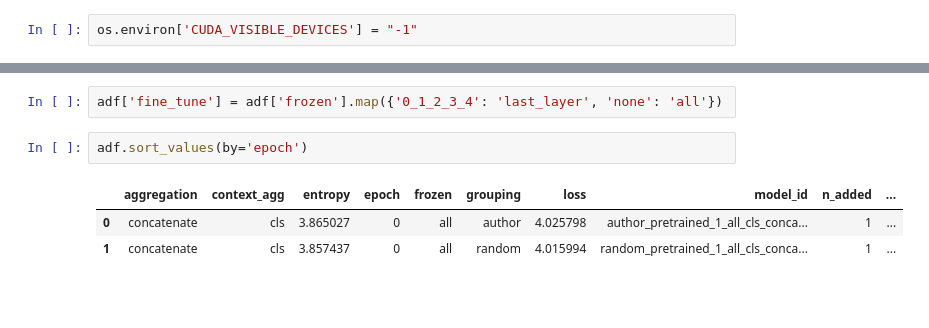
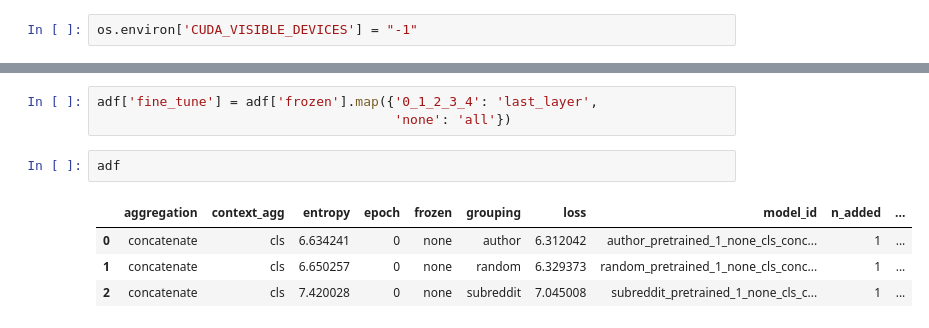
Before and after one commit to rbroc/ctx_transformers, a Jupyter notebook: notebooks/mlm_200k_unfreeze_analysis.ipynb, the cells around one changed output, grey strips where cells are left out. Cells and saved outputs as stored; diff of their text form; blank space fills up the shorter version.

```diff
--- a/notebooks/mlm_200k_unfreeze_analysis.ipynb
+++ b/notebooks/mlm_200k_unfreeze_analysis.ipynb
@@ -118,8 +116,10 @@ plt.show()
 # %%
-adf['fine_tune'] = adf['frozen'].map({'0_1_2_3_4': 'last_layer', 'none': 'all'})
+adf['fine_tune'] = adf['frozen'].map({'0_1_2_3_4': 'last_layer',
+                                      'none': 'all'})
-# %%
-adf.sort_values(by='epoch')
-# %% [output]
-|  | aggregation | context_agg | entropy | epoch | frozen | grouping | loss | model_id | n_added | ... |
-| 0 | concatenate | cls | 3.865027 | 0 | all | author | 4.025798 | author_pretrained_1_all_cls_conca... | 1 | ... |
-| 1 | concatenate | cls | 3.857437 | 0 | all | random | 4.015994 | random_pretrained_1_all_cls_conca... | 1 | ... |
+# %%
+adf
+# %% [output]
+|  | aggregation | context_agg | entropy | epoch | frozen | grouping | loss | model_id | n_added | ... |
+| 0 | concatenate | cls | 6.634241 | 0 | none | author | 6.312042 | author_pretrained_1_none_cls_conc... | 1 | ... |
+| 1 | concatenate | cls | 6.650257 | 0 | none | random | 6.329373 | random_pretrained_1_none_cls_conc... | 1 | ... |
+| 2 | concatenate | cls | 7.420028 | 0 | none | subreddit | 7.045008 | subreddit_pretrained_1_none_cls_c... | 1 | ... |
```
Also changed, not shown: parts of 3 cells of this notebook, 3 other files.
